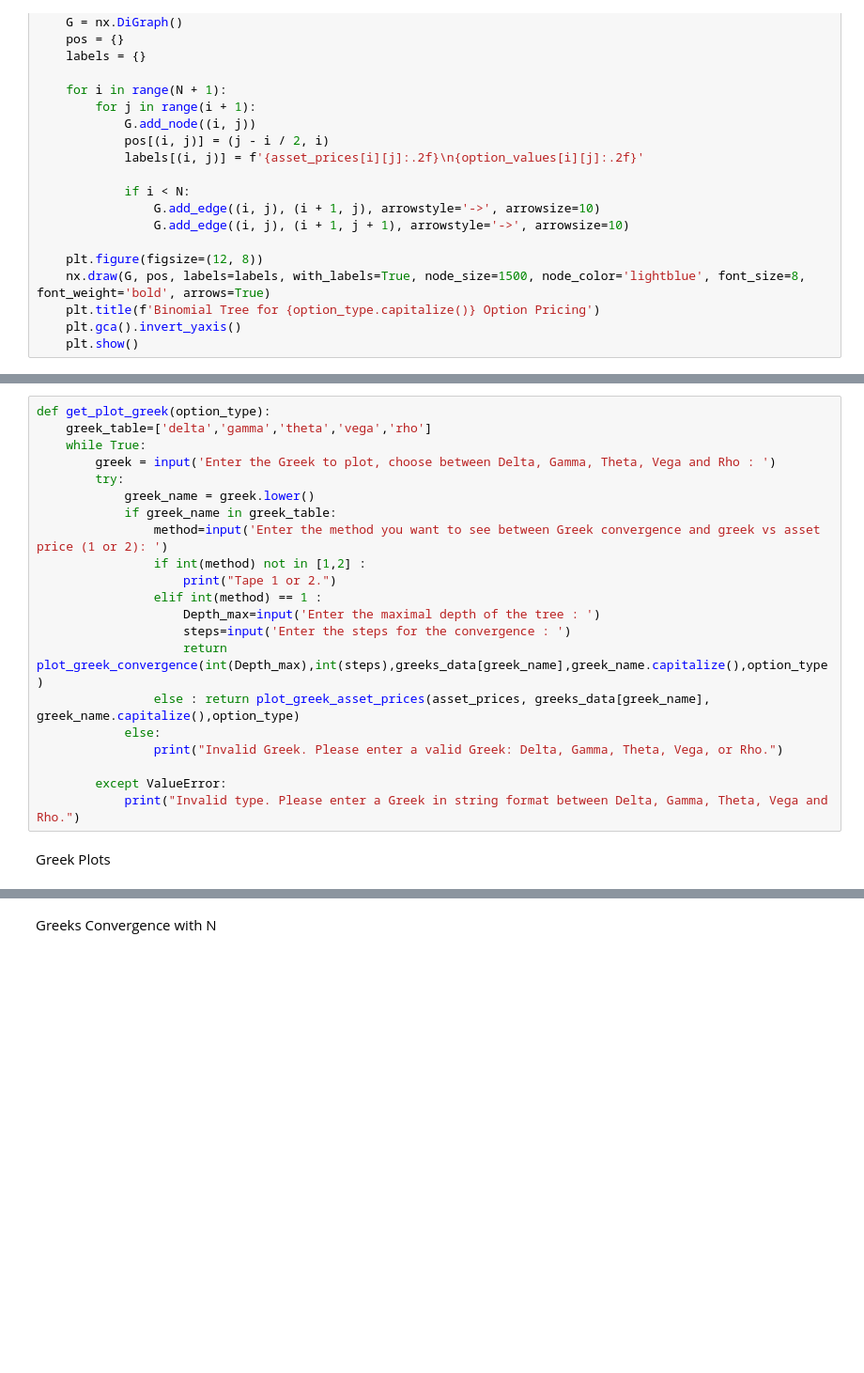
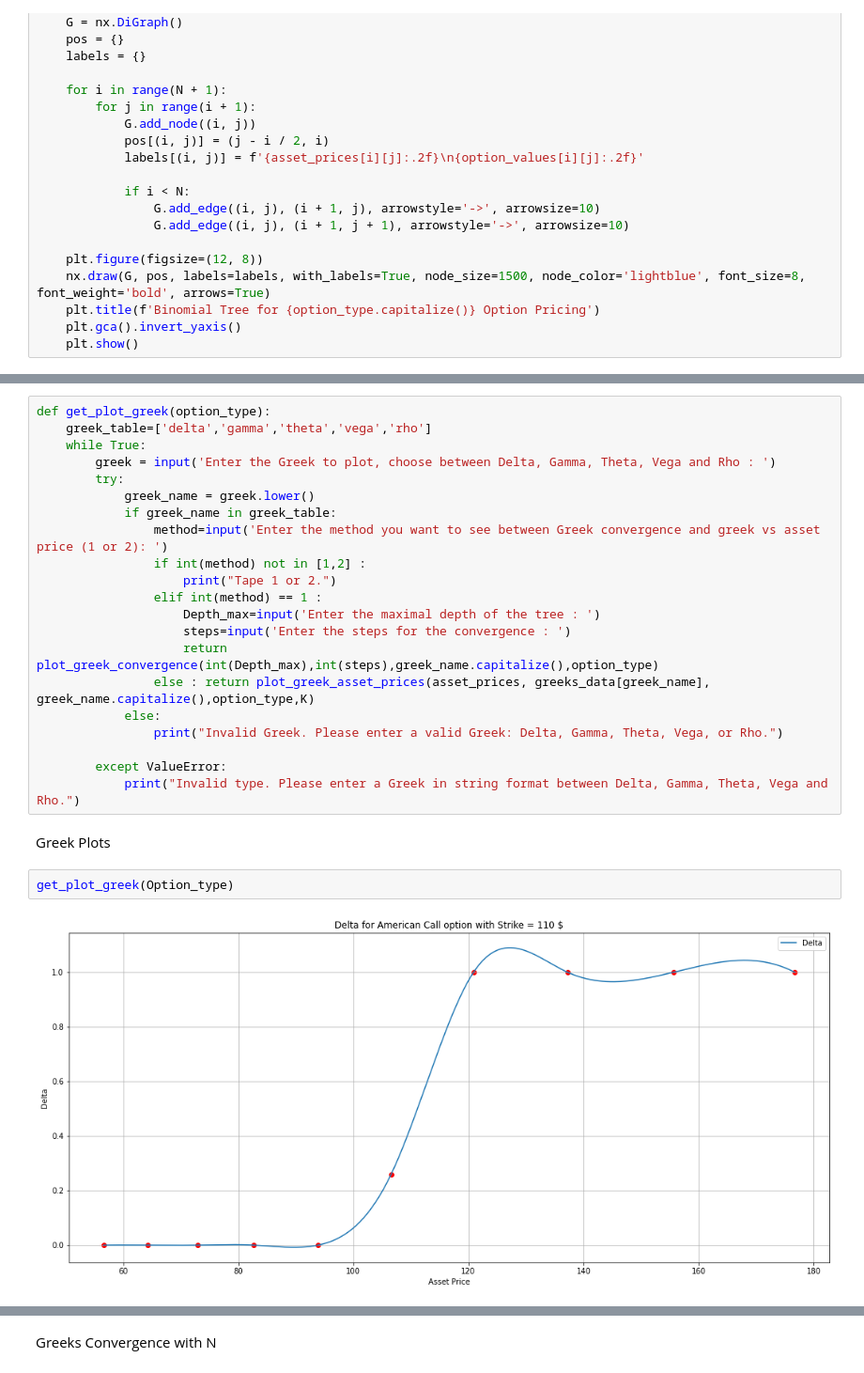
Before and after one commit to Quacox/American-Option-Pricing-and-Greek-Calculation, a Jupyter notebook: Code.ipynb, the cells around one changed output, grey strips where cells are left out. Shown at 94% size. Saved outputs shown, nothing was run; the diff lists cells and outputs as text; blank space fills up the shorter version.

```diff
--- a/Code.ipynb
+++ b/Code.ipynb
@@ -342,8 +381,8 @@ def get_plot_greek(option_type):
                 elif int(method) == 1 :
                     Depth_max=input('Enter the maximal depth of the tree : ')
                     steps=input('Enter the steps for the convergence : ')
-                    return plot_greek_convergence(int(Depth_max),int(steps),greeks_data[greek_name],greek_name.capitalize(),option_type)
-                else : return plot_greek_asset_prices(asset_prices, greeks_data[greek_name], greek_name.capitalize(),option_type)
+                    return plot_greek_convergence(int(Depth_max),int(steps),greek_name.capitalize(),option_type)
+                else : return plot_greek_asset_prices(asset_prices, greeks_data[greek_name], greek_name.capitalize(),option_type,K)
             else:
                 print("Invalid Greek. Please enter a valid Greek: Delta, Gamma, Theta, Vega, or Rho.")
 
@@ -351,3 +390,7 @@ def get_plot_greek(option_type):
             print("Invalid type. Please enter a Greek in string format between Delta, Gamma, Theta, Vega and Rho.")
 # %% [markdown]
 Greek Plots
+# %%
+get_plot_greek(Option_type)
+# %% [output]
+[figure, added]
```
Also changed, not shown: parts of 13 cells of this notebook.
